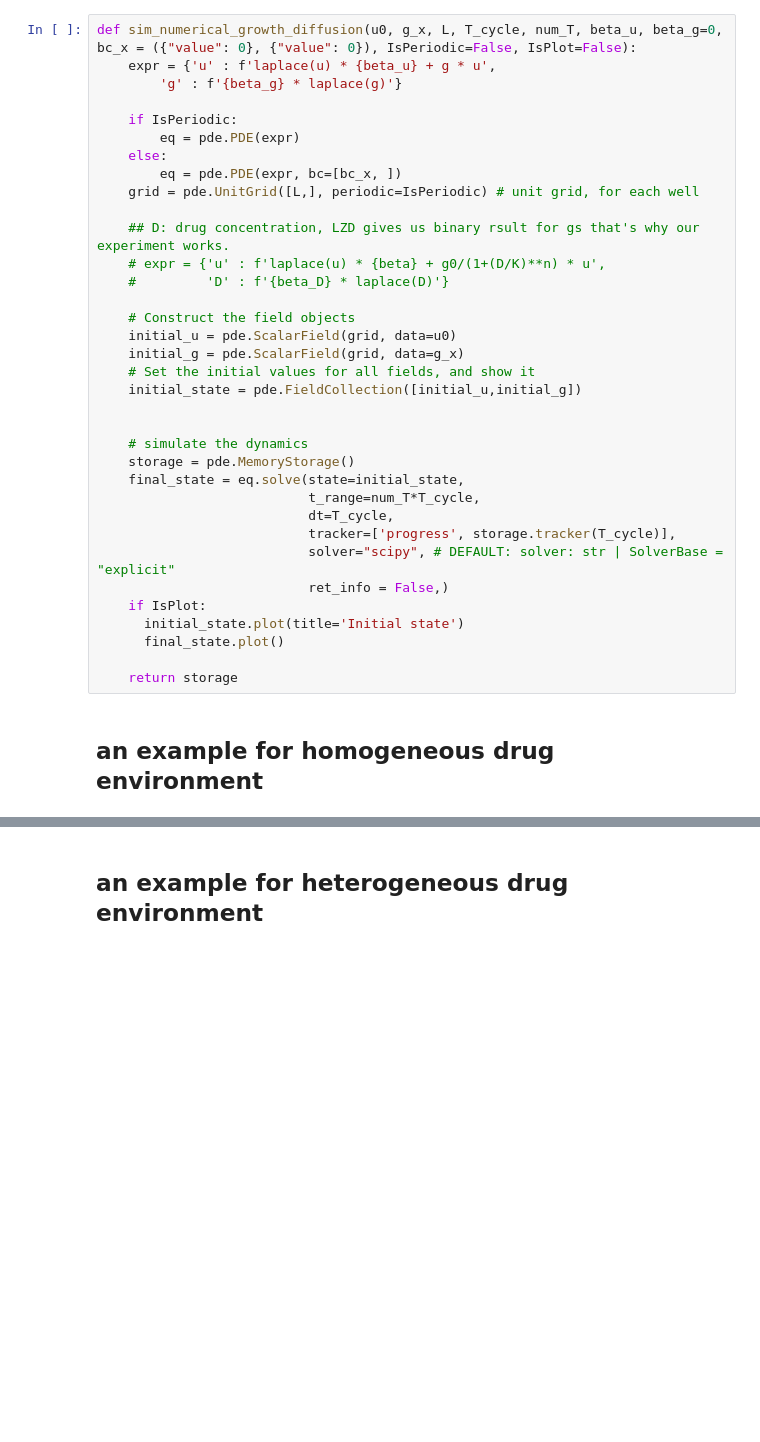
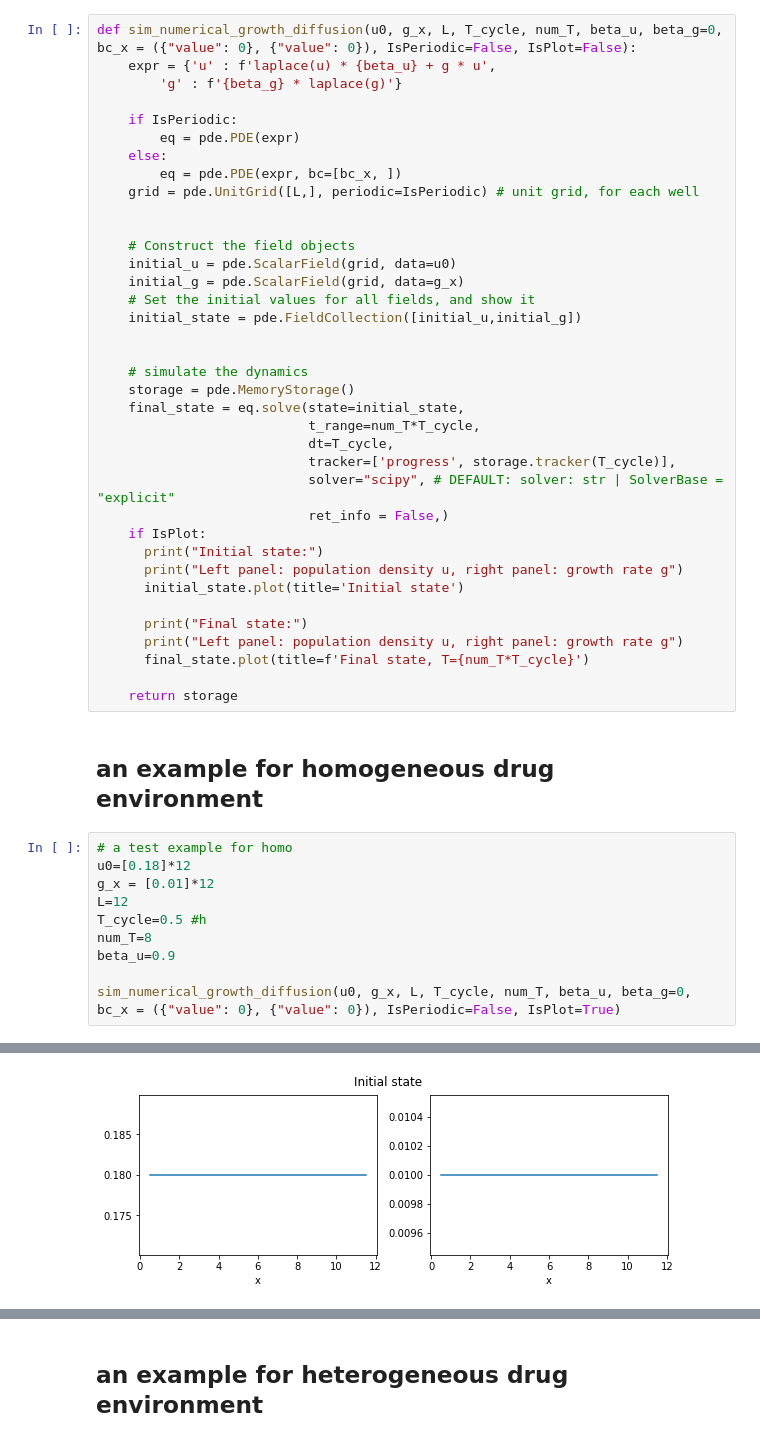
Before and after one commit to Zzzzzhijian/Linking_SpatialHetero, a Jupyter notebook: Simulation/Sim.ipynb, the cells around one changed output, grey strips where cells are left out. Drawn from its saved outputs; the diff is of its cells as text; blank space fills up the shorter version.

```diff
--- a/Simulation/Sim.ipynb
+++ b/Simulation/Sim.ipynb
@@ -29,9 +13,6 @@ def sim_numerical_growth_diffusion(u0, g_x, L, T_cycle, num_T, beta_u, beta_g=0,
         eq = pde.PDE(expr, bc=[bc_x, ])
     grid = pde.UnitGrid([L,], periodic=IsPeriodic) # unit grid, for each well
 
-    ## D: drug concentration, LZD gives us binary rsult for gs that's why our experiment works.
-    # expr = {'u' : f'laplace(u) * {beta} + g0/(1+(D/K)**n) * u',
-    #         'D' : f'{beta_D} * laplace(D)'}
 
     # Construct the field objects
     initial_u = pde.ScalarField(grid, data=u0)
@@ -49,9 +30,25 @@ def sim_numerical_growth_diffusion(u0, g_x, L, T_cycle, num_T, beta_u, beta_g=0,
                            solver="scipy", # DEFAULT: solver: str | SolverBase = "explicit"
                            ret_info = False,)
     if IsPlot:
+      print("Initial state:")
+      print("Left panel: population density u, right panel: growth rate g")
       initial_state.plot(title='Initial state')
-      final_state.plot()
+
+      print("Final state:")
+      print("Left panel: population density u, right panel: growth rate g")
+      final_state.plot(title=f'Final state, T={num_T*T_cycle}')
 
     return storage
 # %% [markdown]
 ## an example for homogeneous drug environment
+# %%
+# a test example for homo
+u0=[0.18]*12
+g_x = [0.01]*12
+L=12
+T_cycle=0.5 #h
+num_T=8
+beta_u=0.9
+
+sim_numerical_growth_diffusion(u0, g_x, L, T_cycle, num_T, beta_u, beta_g=0, bc_x = ({"value": 0}, {"value": 0}), IsPeriodic=False, IsPlot=True)
+# %% [output]
@@ -57,0 +57 @@ def sim_numerical_growth_diffusion(u0, g_x, L, T_cycle, num_T, beta_u, beta_g=0,
+[figure, added]
```
Also changed, not shown: parts of 5 cells of this notebook.
